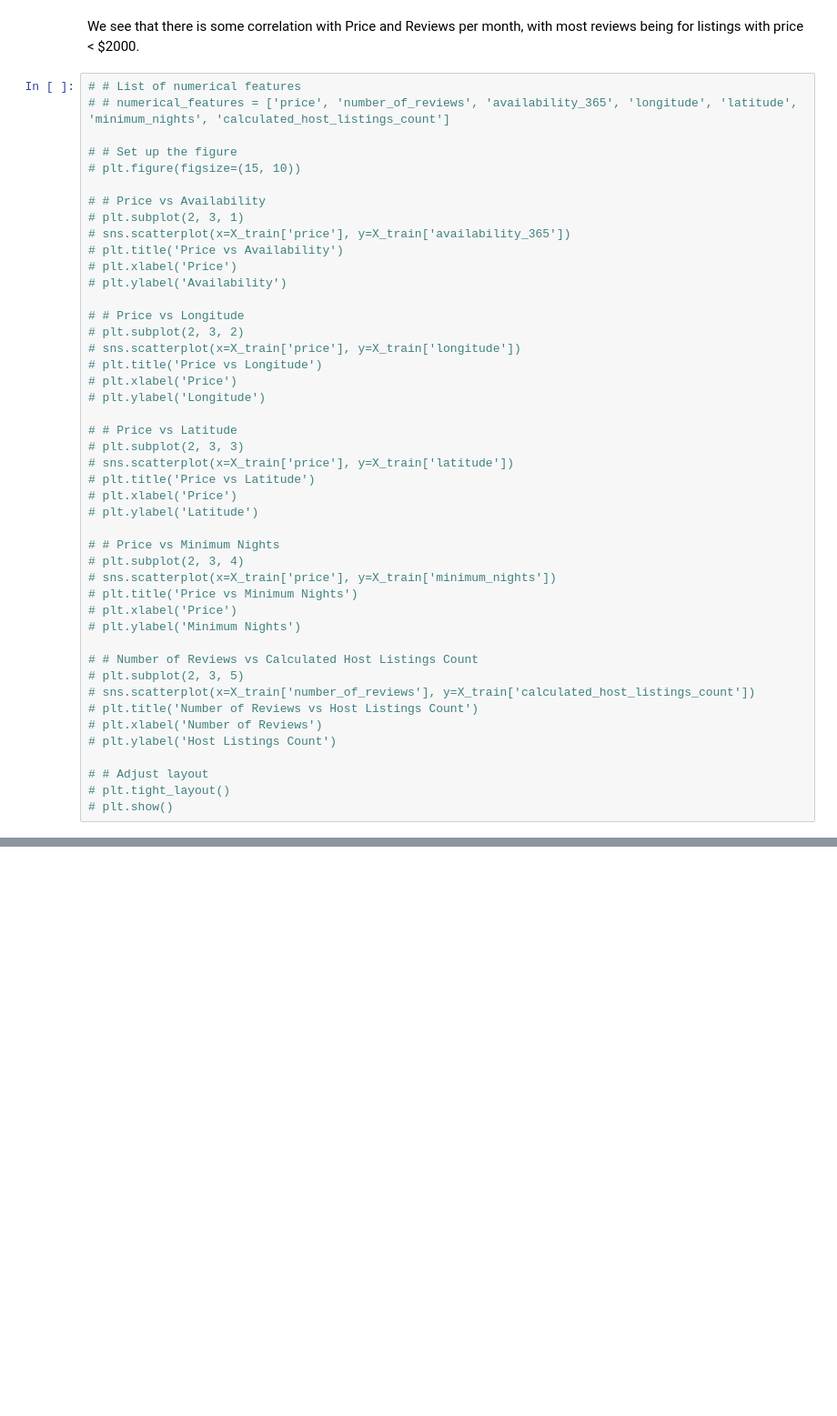
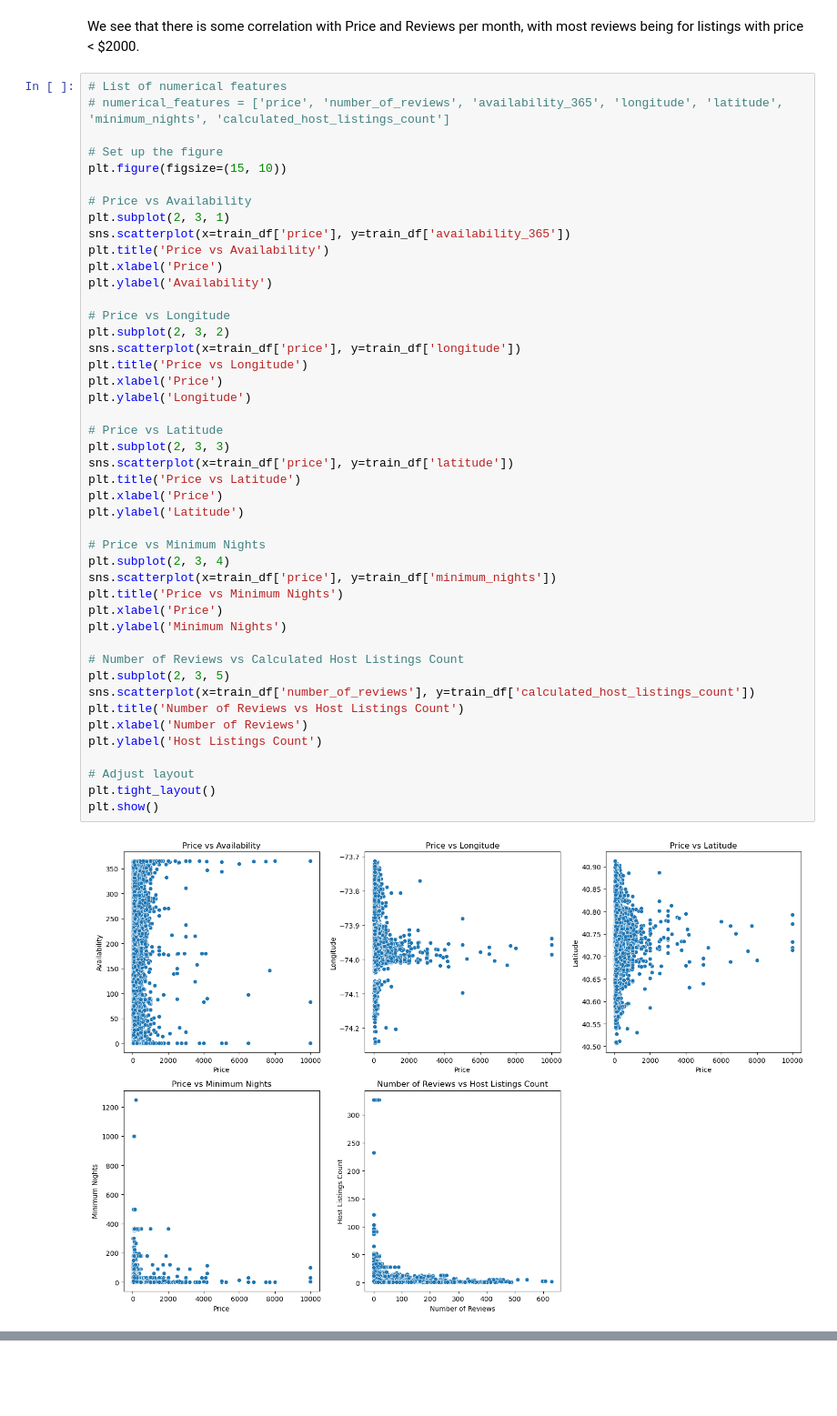
Before and after one commit to alantensor/hw5, a Jupyter notebook: hw5.ipynb, the cells around one changed output, grey strips where cells are left out. Shown: that part at 91% size. Cells and saved outputs as stored; diff of their text form; blank space fills up the shorter version.

```diff
--- a/hw5.ipynb
+++ b/hw5.ipynb
@@ -256,47 +315,49 @@ Most listing prices are $1000 or below.
 # %% [markdown]
 We see that there is some correlation with Price and Reviews per month, with most reviews being for listings with price < $2000.
 # %%
-# # List of numerical features
-# # numerical_features = ['price', 'number_of_reviews', 'availability_365', 'longitude', 'latitude', 'minimum_nights', 'calculated_host_listings_count']
+# List of numerical features
+# numerical_features = ['price', 'number_of_reviews', 'availability_365', 'longitude', 'latitude', 'minimum_nights', 'calculated_host_listings_count']
 
-# # Set up the figure
-# plt.figure(figsize=(15, 10))
+# Set up the figure
+plt.figure(figsize=(15, 10))
 
-# # Price vs Availability
-# plt.subplot(2, 3, 1)
-# sns.scatterplot(x=X_train['price'], y=X_train['availability_365'])
-# plt.title('Price vs Availability')
-# plt.xlabel('Price')
-# plt.ylabel('Availability')
+# Price vs Availability
+plt.subplot(2, 3, 1)
+sns.scatterplot(x=train_df['price'], y=train_df['availability_365'])
+plt.title('Price vs Availability')
+plt.xlabel('Price')
+plt.ylabel('Availability')
 
-# # Price vs Longitude
-# plt.subplot(2, 3, 2)
-# sns.scatterplot(x=X_train['price'], y=X_train['longitude'])
-# plt.title('Price vs Longitude')
-# plt.xlabel('Price')
-# plt.ylabel('Longitude')
+# Price vs Longitude
+plt.subplot(2, 3, 2)
+sns.scatterplot(x=train_df['price'], y=train_df['longitude'])
+plt.title('Price vs Longitude')
+plt.xlabel('Price')
+plt.ylabel('Longitude')
 
-# # Price vs Latitude
-# plt.subplot(2, 3, 3)
-# sns.scatterplot(x=X_train['price'], y=X_train['latitude'])
-# plt.title('Price vs Latitude')
-# plt.xlabel('Price')
-# plt.ylabel('Latitude')
+# Price vs Latitude
+plt.subplot(2, 3, 3)
+sns.scatterplot(x=train_df['price'], y=train_df['latitude'])
+plt.title('Price vs Latitude')
+plt.xlabel('Price')
+plt.ylabel('Latitude')
 
-# # Price vs Minimum Nights
-# plt.subplot(2, 3, 4)
-# sns.scatterplot(x=X_train['price'], y=X_train['minimum_nights'])
-# plt.title('Price vs Minimum Nights')
-# plt.xlabel('Price')
-# plt.ylabel('Minimum Nights')
+# Price vs Minimum Nights
+plt.subplot(2, 3, 4)
+sns.scatterplot(x=train_df['price'], y=train_df['minimum_nights'])
+plt.title('Price vs Minimum Nights')
+plt.xlabel('Price')
+plt.ylabel('Minimum Nights')
 
-# # Number of Reviews vs Calculated Host Listings Count
-# plt.subplot(2, 3, 5)
-# sns.scatterplot(x=X_train['number_of_reviews'], y=X_train['calculated_host_listings_count'])
-# plt.title('Number of Reviews vs Host Listings Count')
-# plt.xlabel('Number of Reviews')
-# plt.ylabel('Host Listings Count')
+# Number of Reviews vs Calculated Host Listings Count
+plt.subplot(2, 3, 5)
+sns.scatterplot(x=train_df['number_of_reviews'], y=train_df['calculated_host_listings_count'])
+plt.title('Number of Reviews vs Host Listings Count')
+plt.xlabel('Number of Reviews')
+plt.ylabel('Host Listings Count')
 
-# # Adjust layout
-# plt.tight_layout()
-# plt.show()
+# Adjust layout
+plt.tight_layout()
+plt.show()
+# %% [output]
+[figure, added]
```
Also changed, not shown: parts of 24 cells of this notebook, 1 other file.
